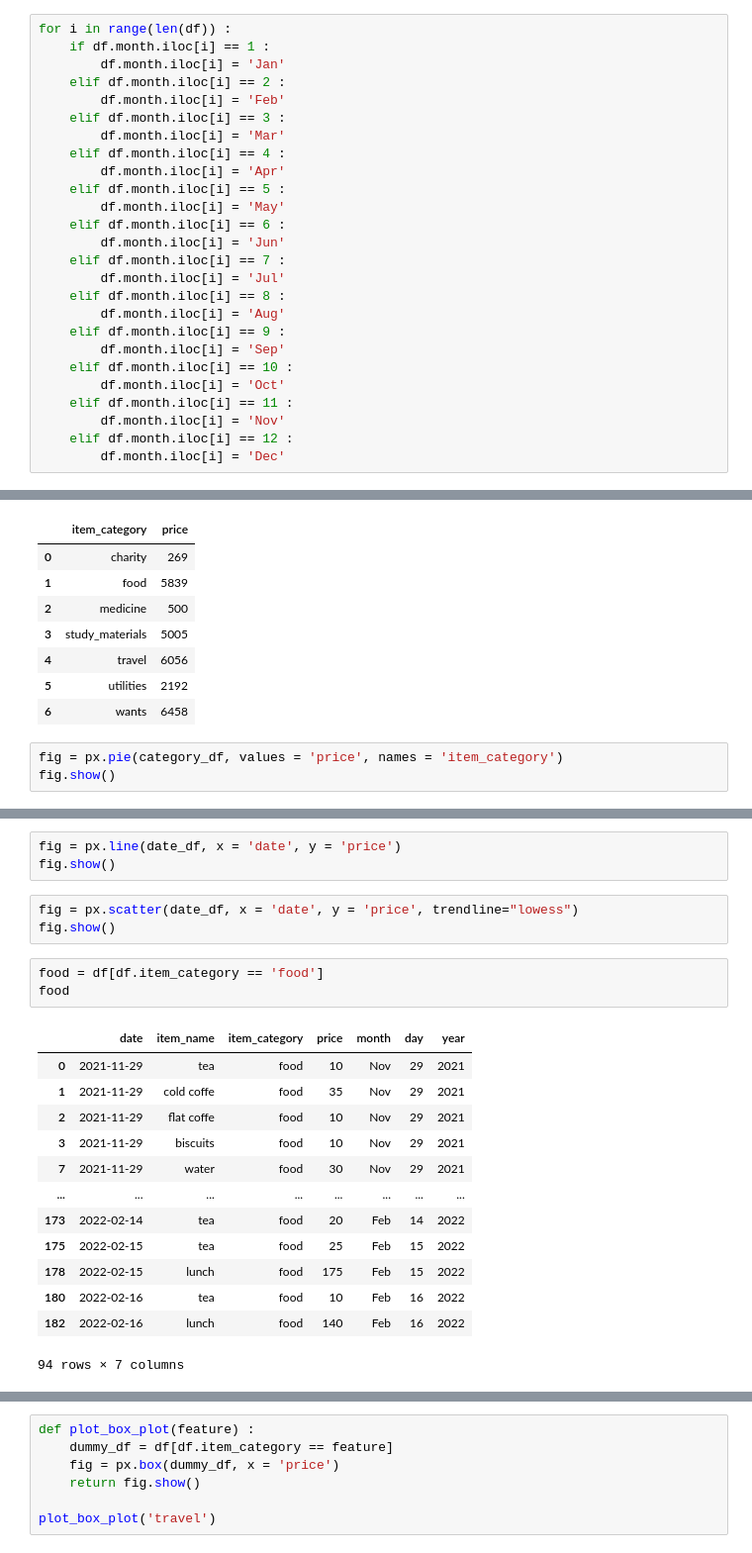
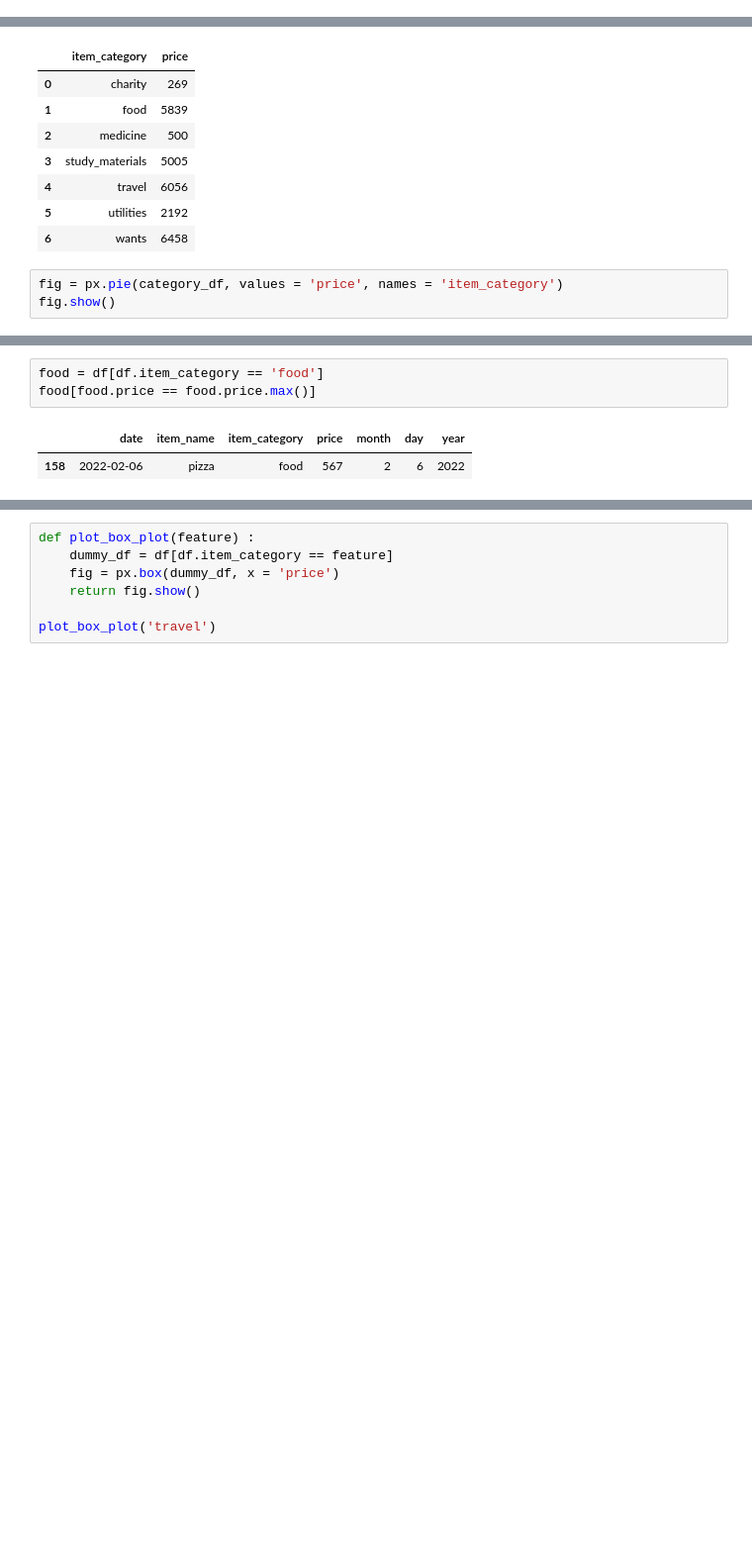
Before and after one commit to soumyadipghorai/personal-finance, a Jupyter notebook: exploratory_data_analysis.ipynb, the cells around one changed output, grey strips where cells are left out. Shown at 99% size. Cells and saved outputs as stored; diff of their text form; blank space fills up the shorter version.

```diff
--- a/exploratory_data_analysis.ipynb
+++ b/exploratory_data_analysis.ipynb
@@ -81,29 +72,3 @@ df.head()
 | 2 | 2021-11-29 | flat coffe | food | 10 | 11 | 29 | 2021 |
 | 3 | 2021-11-29 | biscuits | food | 10 | 11 | 29 | 2021 |
 | 4 | 2021-11-29 | medicine | medicine | 500 | 11 | 29 | 2021 |
-# %%
-for i in range(len(df)) :
-    if df.month.iloc[i] == 1 :
-        df.month.iloc[i] = 'Jan'
-    elif df.month.iloc[i] == 2 :
-        df.month.iloc[i] = 'Feb'
-    elif df.month.iloc[i] == 3 :
-        df.month.iloc[i] = 'Mar'
-    elif df.month.iloc[i] == 4 :
-        df.month.iloc[i] = 'Apr'
-    elif df.month.iloc[i] == 5 :
-        df.month.iloc[i] = 'May'
-    elif df.month.iloc[i] == 6 :
-        df.month.iloc[i] = 'Jun'
-    elif df.month.iloc[i] == 7 :
-        df.month.iloc[i] = 'Jul'
-    elif df.month.iloc[i] == 8 :
-        df.month.iloc[i] = 'Aug'
-    elif df.month.iloc[i] == 9 :
-        df.month.iloc[i] = 'Sep'
-    elif df.month.iloc[i] == 10 :
-        df.month.iloc[i] = 'Oct'
-    elif df.month.iloc[i] == 11 :
-        df.month.iloc[i] = 'Nov'
-    elif df.month.iloc[i] == 12 :
-        df.month.iloc[i] = 'Dec'
@@ -155,23 +101,6 @@ date_df.head()
-# %%
-fig = px.line(date_df, x = 'date', y = 'price')
-fig.show()
-# %%
-fig = px.scatter(date_df, x = 'date', y = 'price', trendline="lowess")
-fig.show()
 # %%
 food = df[df.item_category == 'food']
-food
+food[food.price == food.price.max()]
 # %% [output]
 |  | date | item_name | item_category | price | month | day | year |
-| 0 | 2021-11-29 | tea | food | 10 | Nov | 29 | 2021 |
-| 1 | 2021-11-29 | cold coffe | food | 35 | Nov | 29 | 2021 |
-| 2 | 2021-11-29 | flat coffe | food | 10 | Nov | 29 | 2021 |
-| 3 | 2021-11-29 | biscuits | food | 10 | Nov | 29 | 2021 |
-| 7 | 2021-11-29 | water | food | 30 | Nov | 29 | 2021 |
-| ... | ... | ... | ... | ... | ... | ... | ... |
-| 173 | 2022-02-14 | tea | food | 20 | Feb | 14 | 2022 |
-| 175 | 2022-02-15 | tea | food | 25 | Feb | 15 | 2022 |
-| 178 | 2022-02-15 | lunch | food | 175 | Feb | 15 | 2022 |
-| 180 | 2022-02-16 | tea | food | 10 | Feb | 16 | 2022 |
-| 182 | 2022-02-16 | lunch | food | 140 | Feb | 16 | 2022 |
+| 158 | 2022-02-06 | pizza | food | 567 | 2 | 6 | 2022 |
-94 rows × 7 columns
```
Also changed, not shown: parts of 8 cells of this notebook.
